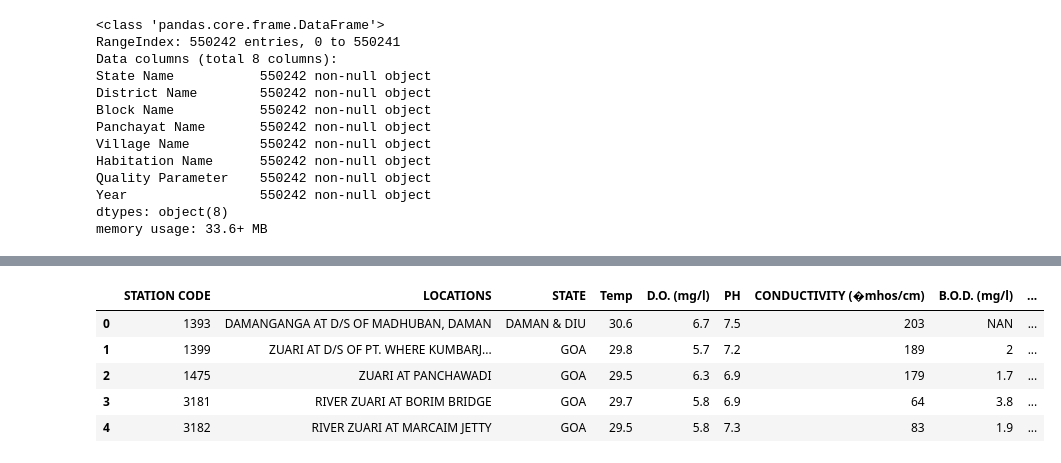
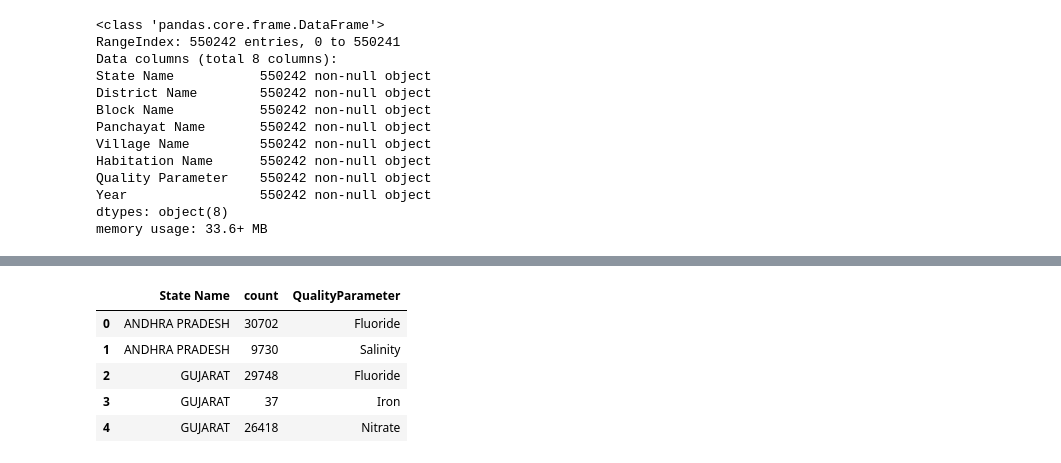
Before and after one commit to steventranlu/Water-Quality-In-India, a Jupyter notebook: India Water Quality Data Cleaning.ipynb, the cells around one changed output, grey strips where cells are left out. Cells and saved outputs as stored; diff of their text form; code cells hidden in the pictures.

```diff
--- a/India Water Quality Data Cleaning.ipynb
+++ b/India Water Quality Data Cleaning.ipynb
@@ -70,0 +87,3 @@ second_df = pd.read_csv("/Users/hervinsagnep/Downloads/water_dataX.csv",engine='
+# %%
+#Removing Unneccessary Variables
+df3.drop(['LOCATIONS','STATION CODE','STATE'],axis = 1, inplace = True)
@@ -70,0 +100,7 @@ second_df = pd.read_csv("/Users/hervinsagnep/Downloads/water_dataX.csv",engine='
+# %%
+df3['year'] = df3['year'].astype(str)
+year_to_dt = lambda d: datetime.datetime.strptime(d,'%Y')
+df3['year'] = df3['year'].apply(year_to_dt)
+df3.set_index('year',inplace=True,drop=True)
+# %%
+Group1 = df3.groupby(['State Name','Quality Parameter']).size().reset_index(name='count')
@@ -71,9 +136,13 @@ second_df = pd.read_csv("/Users/hervinsagnep/Downloads/water_dataX.csv",engine='
+# %%
+res = Group1[['State Name','Quality Parameter','count']].groupby(['count']).agg(np.size)
+Group1['QualityParameter'] = Group1['Quality Parameter']
+Group1.drop('Quality Parameter', axis = 1, inplace = True)
 # %%
-second_df.head()
+Group1.head()
 # %% [output]
-|  | STATION CODE | LOCATIONS | STATE | Temp | D.O. (mg/l) | PH | CONDUCTIVITY (�mhos/cm) | B.O.D. (mg/l) | ... |
-| 0 | 1393 | DAMANGANGA AT D/S OF MADHUBAN, DAMAN | DAMAN & DIU | 30.6 | 6.7 | 7.5 | 203 | NAN | ... |
-| 1 | 1399 | ZUARI AT D/S OF PT. WHERE KUMBARJ... | GOA | 29.8 | 5.7 | 7.2 | 189 | 2 | ... |
-| 2 | 1475 | ZUARI AT PANCHAWADI | GOA | 29.5 | 6.3 | 6.9 | 179 | 1.7 | ... |
-| 3 | 3181 | RIVER ZUARI AT BORIM BRIDGE | GOA | 29.7 | 5.8 | 6.9 | 64 | 3.8 | ... |
-| 4 | 3182 | RIVER ZUARI AT MARCAIM JETTY | GOA | 29.5 | 5.8 | 7.3 | 83 | 1.9 | ... |
+|  | State Name | count | QualityParameter |
+| 0 | ANDHRA PRADESH | 30702 | Fluoride |
+| 1 | ANDHRA PRADESH | 9730 | Salinity |
+| 2 | GUJARAT | 29748 | Fluoride |
+| 3 | GUJARAT | 37 | Iron |
+| 4 | GUJARAT | 26418 | Nitrate |
```
Also changed, not shown: parts of 26 cells of this notebook.
